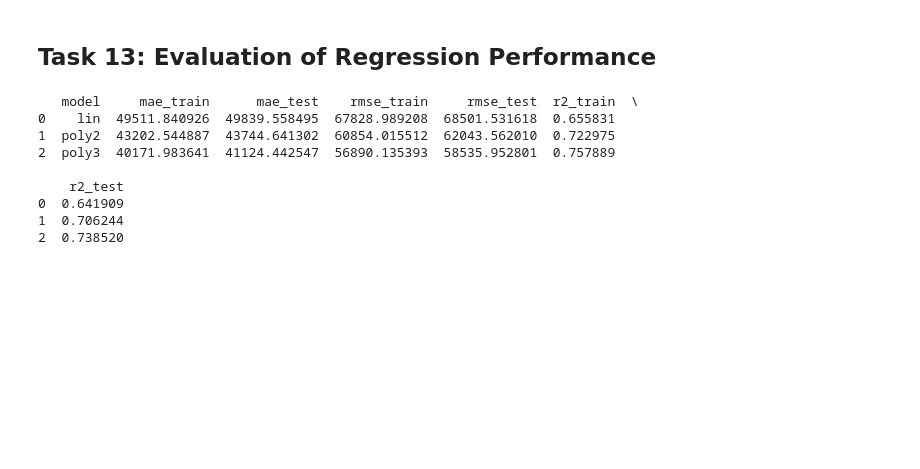
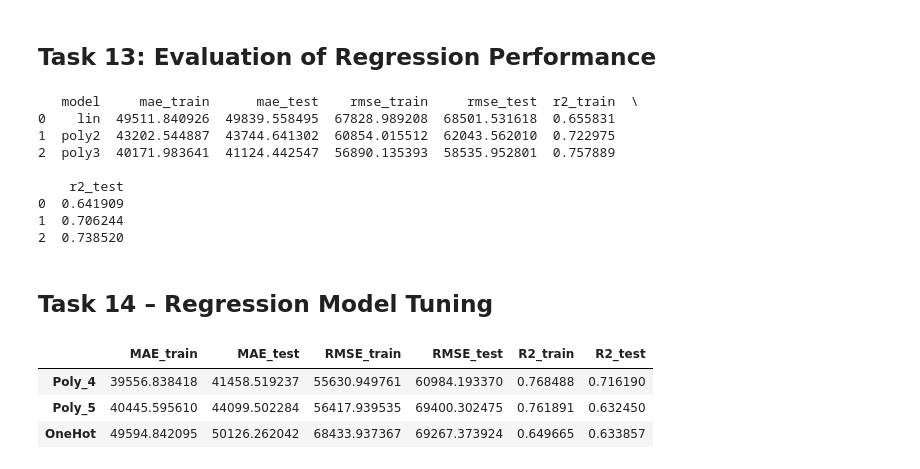
Before and after one commit to lukassso/python-mini-projects, a Jupyter notebook: overview_of_machine_learning/ml_training/regression_california_housing.ipynb, the cells around one changed output. Drawn from its saved outputs; the diff is of its cells as text; code cells hidden in the pictures; blank space fills up the shorter version.

Commit message:
task 14: tune regression model with polynomial degrees and one-hot encoding, compare performance

```diff
--- a/overview_of_machine_learning/ml_training/regression_california_housing.ipynb
+++ b/overview_of_machine_learning/ml_training/regression_california_housing.ipynb
@@ -295,3 +304,5 @@ print(results_df)
 0  0.641909
 1  0.706244
 2  0.738520
+# %% [markdown]
+## Task 14 – Regression Model Tuning
@@ -297,0 +316,45 @@ print(results_df)
+# %%
+# b) One-hot encoding for ocean_proximity
+
+X_categorical = df[["ocean_proximity"]]
+X_numeric = df.drop(columns=["median_house_value", "ocean_proximity"])
+y_encoded = df["median_house_value"]
+
+# Apply one-hot encoding
+encoder = OneHotEncoder(sparse_output=False, drop=None)
+X_encoded_categorical = encoder.fit_transform(X_categorical)
+encoded_feature_names = encoder.get_feature_names_out(["ocean_proximity"])
+X_encoded_categorical_df = pd.DataFrame(X_encoded_categorical, columns=encoded_feature_names)
+
+# Combine numerical and encoded categorical features
+X_encoded = pd.concat([X_numeric.reset_index(drop=True), X_encoded_categorical_df], axis=1)
+# %%
+# c) Train models and compare metrics (MAE, RMSE, R²)
+def compute_metrics(X, y):
+    X_train, X_test, y_train, y_test = train_test_split(X, y, test_size=0.2, random_state=42)
+    model = LinearRegression()
+    model.fit(X_train, y_train)
+    y_train_pred = model.predict(X_train)
+    y_test_pred = model.predict(X_test)
+    return {
+        "MAE_train": mean_absolute_error(y_train, y_train_pred),
+        "MAE_test": mean_absolute_error(y_test, y_test_pred),
+        "RMSE_train": mean_squared_error(y_train, y_train_pred) ** 0.5,
+        "RMSE_test": mean_squared_error(y_test, y_test_pred) ** 0.5,
+        "R2_train": r2_score(y_train, y_train_pred),
+        "R2_test": r2_score(y_test, y_test_pred)
+    }
+
+results = {
+    "Poly_4": compute_metrics(X_4, y),
+    "Poly_5": compute_metrics(X_5, y),
+    "OneHot": compute_metrics(X_encoded, y_encoded)
+}
+
+results_df = pd.DataFrame(results).T
+results_df
+# %% [output]
+|  | MAE_train | MAE_test | RMSE_train | RMSE_test | R2_train | R2_test |
+| Poly_4 | 39556.838418 | 41458.519237 | 55630.949761 | 60984.193370 | 0.768488 | 0.716190 |
+| Poly_5 | 40445.595610 | 44099.502284 | 56417.939535 | 69400.302475 | 0.761891 | 0.632450 |
+| OneHot | 49594.842095 | 50126.262042 | 68433.937367 | 69267.373924 | 0.649665 | 0.633857 |
```
Also changed, not shown: parts of 5 cells of this notebook.
